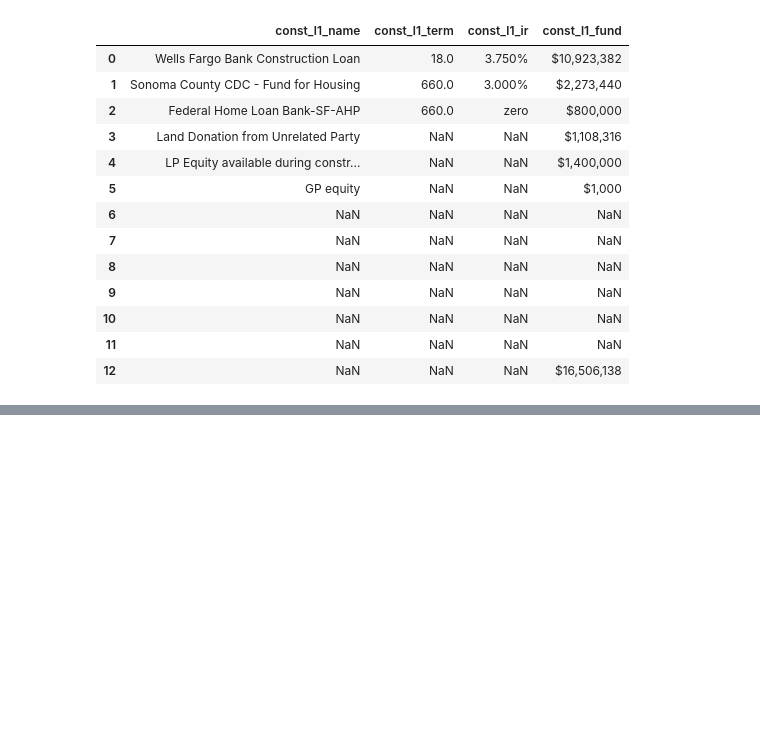
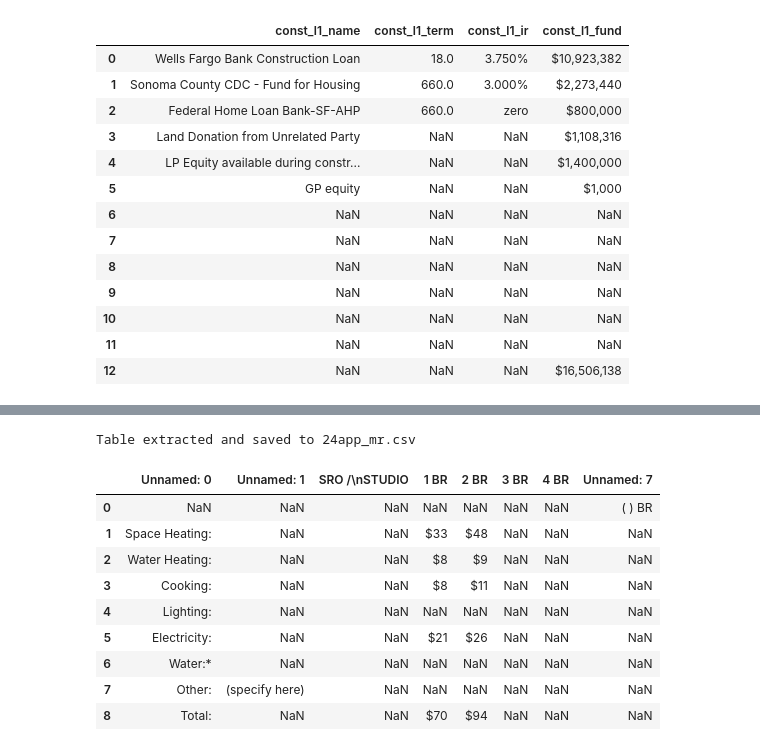
Before and after one commit to farihahahaa/DiscoveryFall22, a Jupyter notebook: InitDataScrape.ipynb, the cells around one changed output, grey strips where cells are left out. Cells and saved outputs as stored; diff of their text form; code cells hidden in the pictures; blank space fills up the shorter version.

```diff
--- a/InitDataScrape.ipynb
+++ b/InitDataScrape.ipynb
@@ -373,0 +408,25 @@ NameError: name 'pf_24' is not defined
+# %%
+mr_24 = extract_table_from_pdf(app_24, 17, "24app_mr.csv")
+mr_24 = pd.read_csv("24app_mr.csv")
+# mr_24.head()
+# mr_24 = mr_24.drop('Name of Lender/Source', axis=1)
+mr_24 = mr_24.rename(columns={'(a)\nBedroom\nType(s)': 'BedroomType1', '(b)\nNumber of\nUnits': 'NumUnits1', '(c)\nProposed\nMonthly Rent\n(Less Utilities)': 'ProposedRent1',
+'(d)\nTotal Monthly\nRents\n(b x c)': 'TotalRents1','(e)\nMonthly\nUtility': 'MonthlyUtility1', '(f)\nMonthly Rent\nPlus Utilities\n(c + e)': 'RentPlusUtilities1',
+'(g)\n% of Targeted\nArea Median\nIncome': 'AMI1','(h)\n% of\nActual\nAMI': 'ActualAMI1'})
+# mr_24['TotalUnits'] = mr_24.iloc[25, 1]
+# mr_24['TotalRent'] = mr_24.iloc[25, 3]
+# mr_24['AvgAMI'] = mr_24.iloc[25, 6]
+# mr_24 = mr_24.drop(25)
+mr_24
+# %% [output]
+Table extracted and saved to 24app_mr.csv
+|  | Unnamed: 0 | Unnamed: 1 | SRO /\nSTUDIO | 1 BR | 2 BR | 3 BR | 4 BR | Unnamed: 7 |
+| 0 | NaN | NaN | NaN | NaN | NaN | NaN | NaN | ( ) BR |
+| 1 | Space Heating: | NaN | NaN | $33 | $48 | NaN | NaN | NaN |
+| 2 | Water Heating: | NaN | NaN | $8 | $9 | NaN | NaN | NaN |
+| 3 | Cooking: | NaN | NaN | $8 | $11 | NaN | NaN | NaN |
+| 4 | Lighting: | NaN | NaN | NaN | NaN | NaN | NaN | NaN |
+| 5 | Electricity: | NaN | NaN | $21 | $26 | NaN | NaN | NaN |
+| 6 | Water:* | NaN | NaN | NaN | NaN | NaN | NaN | NaN |
+| 7 | Other: | (specify here) | NaN | NaN | NaN | NaN | NaN | NaN |
+| 8 | Total: | NaN | NaN | $70 | $94 | NaN | NaN | NaN |
```
Also changed, not shown: parts of 12 cells of this notebook.
